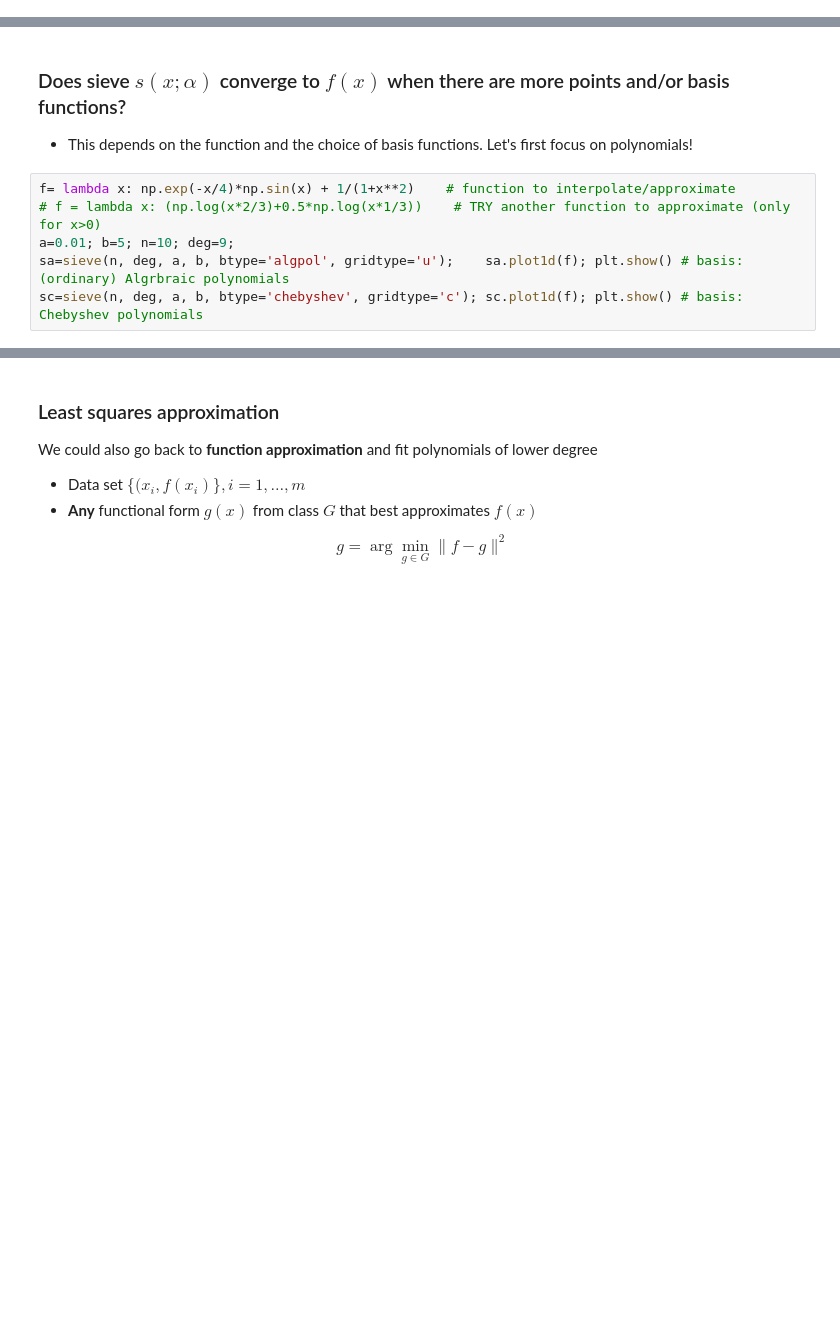
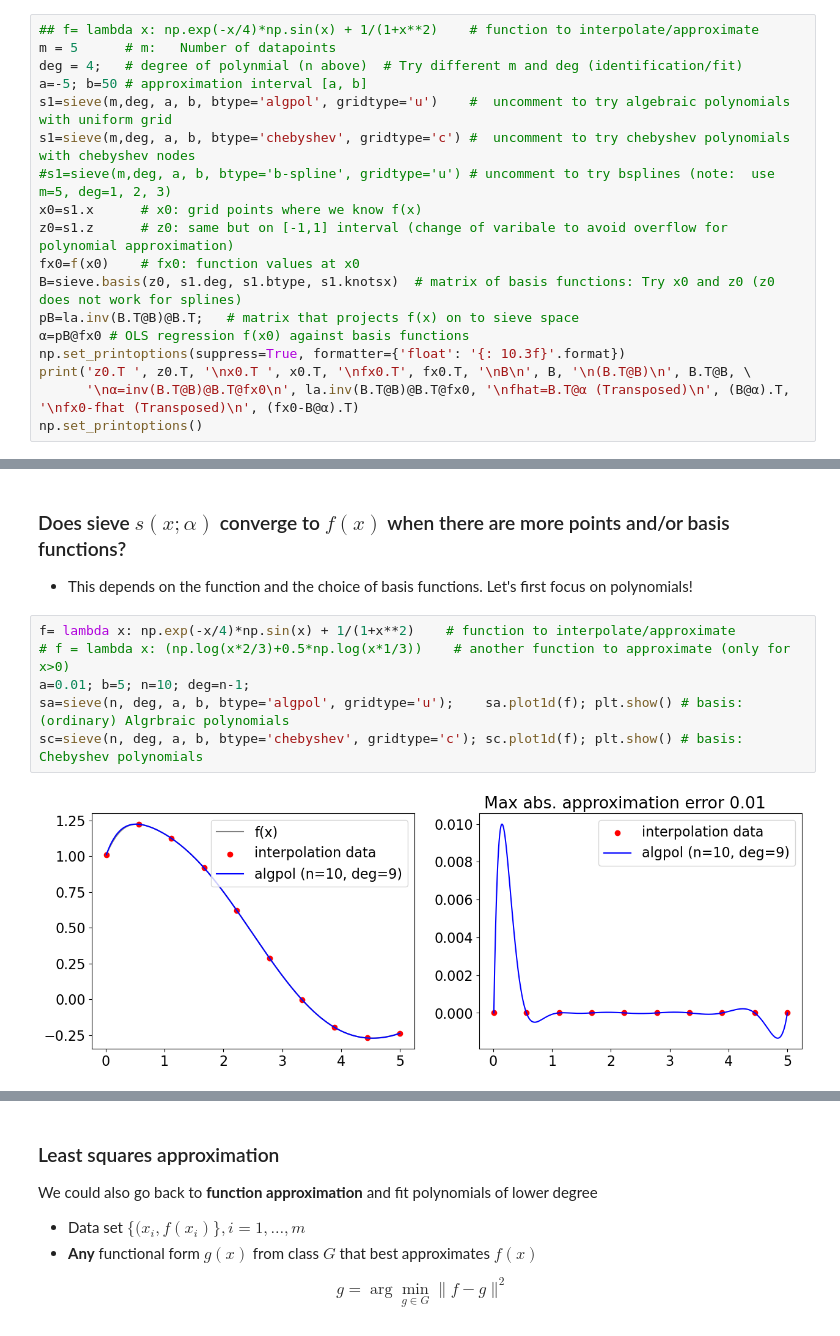
Before and after one commit to bschjerning/dp_ucph, a Jupyter notebook: 1_theory_tools/05_interpolation.ipynb, the cells around one changed output, grey strips where cells are left out. Drawn from its saved outputs; the diff is of its cells as text; blank space fills up the shorter version.

```diff
--- a/1_theory_tools/05_interpolation.ipynb
+++ b/1_theory_tools/05_interpolation.ipynb
@@ -111,3 +135,21 @@ Can we deal with with high order polynomials if x is large?
 Can we approximate f(x).
 - Yes, at least in the nodes (perfectly if $m=n+1$).
 - Before we formally study the theoretical properties, let's just try
+# %%
+## f= lambda x: np.exp(-x/4)*np.sin(x) + 1/(1+x**2)    # function to interpolate/approximate
+m = 5      # m:   Number of datapoints
+deg = 4;   # degree of polynmial (n above)  # Try different m and deg (identification/fit)
+a=-5; b=50 # approximation interval [a, b]
+s1=sieve(m,deg, a, b, btype='algpol', gridtype='u')    #  uncomment to try algebraic polynomials with uniform grid
+s1=sieve(m,deg, a, b, btype='chebyshev', gridtype='c') #  uncomment to try chebyshev polynomials with chebyshev nodes
+#s1=sieve(m,deg, a, b, btype='b-spline', gridtype='u') # uncomment to try bsplines (note:  use m=5, deg=1, 2, 3)
+x0=s1.x      # x0: grid points where we know f(x)
+z0=s1.z      # z0: same but on [-1,1] interval (change of varibale to avoid overflow for polynomial approximation)
+fx0=f(x0)    # fx0: function values at x0
+B=sieve.basis(z0, s1.deg, s1.btype, s1.knotsx)  # matrix of basis functions: Try x0 and z0 (z0 does not work for splines)
+pB=la.inv(B.T@B)@B.T;   # matrix that projects f(x) on to sieve space
+α=pB@fx0 # OLS regression f(x0) against basis functions
+np.set_printoptions(suppress=True, formatter={'float': '{: 10.3f}'.format})
+print('z0.T ', z0.T, '\nx0.T ', x0.T, '\nfx0.T', fx0.T, '\nB\n', B, '\n(B.T@B)\n', B.T@B, \
+      '\nα=inv(B.T@B)@B.T@fx0\n', la.inv(B.T@B)@B.T@fx0, '\nfhat=B.T@α (Transposed)\n', (B@α).T, '\nfx0-fhat (Transposed)\n', (fx0-B@α).T)
+np.set_printoptions()
@@ -129,7 +189,9 @@ Can we approximate f(x).
 - This depends on the function and the choice of basis functions. Let's first focus on polynomials!
 # %%
 f= lambda x: np.exp(-x/4)*np.sin(x) + 1/(1+x**2)    # function to interpolate/approximate
-# f = lambda x: (np.log(x*2/3)+0.5*np.log(x*1/3))    # TRY another function to approximate (only for x>0)
-a=0.01; b=5; n=10; deg=9;
+# f = lambda x: (np.log(x*2/3)+0.5*np.log(x*1/3))    # another function to approximate (only for x>0)
+a=0.01; b=5; n=10; deg=n-1;
 sa=sieve(n, deg, a, b, btype='algpol', gridtype='u');    sa.plot1d(f); plt.show() # basis: (ordinary) Algrbraic polynomials
 sc=sieve(n, deg, a, b, btype='chebyshev', gridtype='c'); sc.plot1d(f); plt.show() # basis: Chebyshev polynomials
+# %% [output]
+[figure, added]
```
Also changed, not shown: parts of 33 cells of this notebook.
